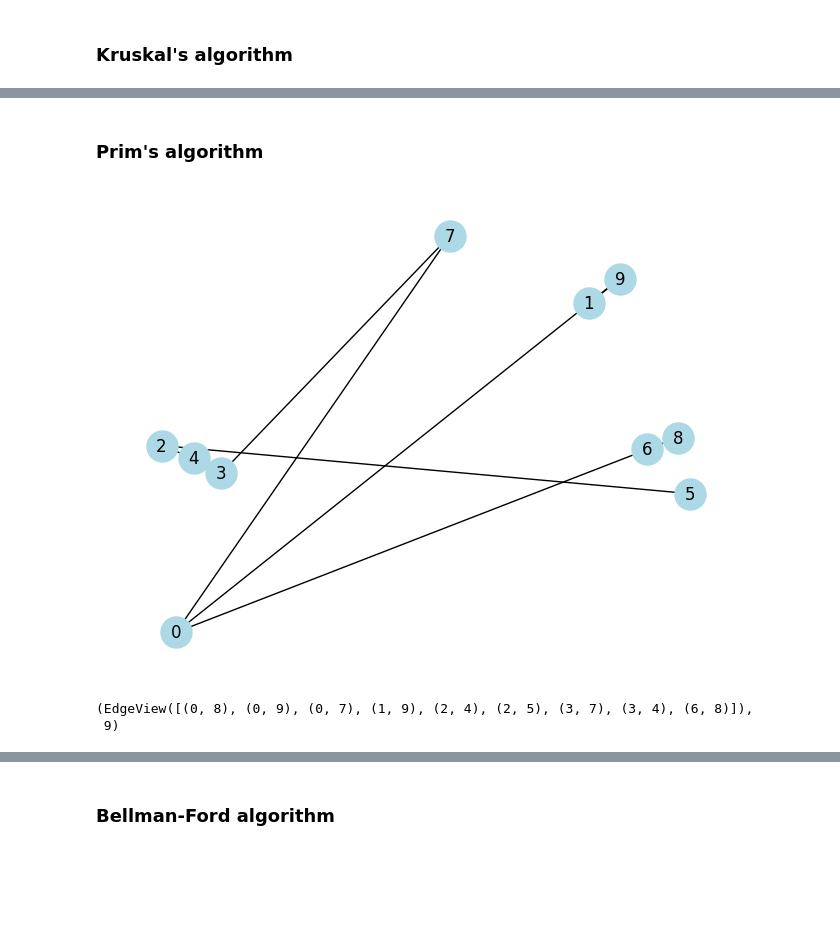
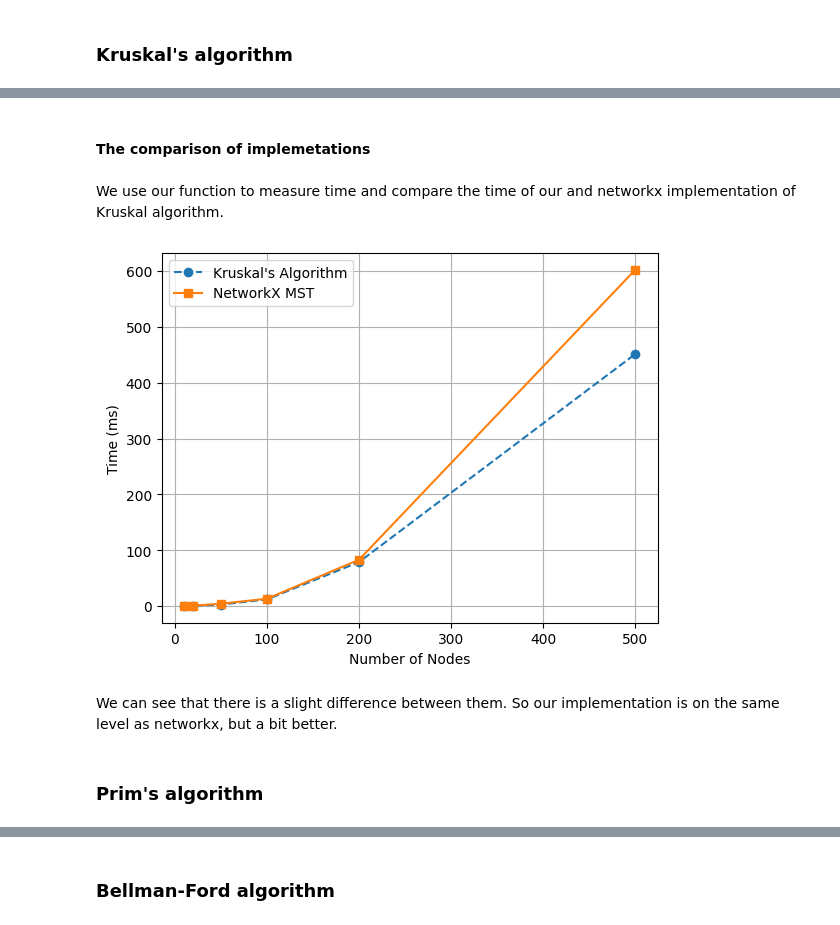
Before and after one commit to partumyt/dml_1, a Jupyter notebook: Lab1_trees.ipynb, the cells around one changed output, grey strips where cells are left out. Drawn from its saved outputs; the diff is of its cells as text; code cells hidden in the pictures; blank space fills up the shorter version.

```diff
--- a/Lab1_trees.ipynb
+++ b/Lab1_trees.ipynb
@@ -97,5 +91,3 @@ def gnp_random_connected_graph(num_of_nodes: int,
                 node_size=500)
 
     return G
-# %%
-G = gnp_random_connected_graph(5000, 1, False, False)
@@ -102 +98,19 @@ G = gnp_random_connected_graph(5000, 1, False, False)
+# %%
+def measure_time(algorithm, i, directed = False):
+    counter = 0
+    start_time = time.time()
+    for _ in range(10):
+        G = gnp_random_connected_graph(i, 0.7, directed, False)
+        try:
+            if not algorithm == bellman_ford_predecessor_and_distance:
+                algorithm(G)
+            else:
+                bellman_ford_predecessor_and_distance(G,0)
+        except Exception:
+            pass
+        counter += 1
+    return ((time.time() - start_time) * 1000) / counter if counter > 0 else 0
+
+NODES = [10, 20, 50, 100, 200, 500]
+NODES_little = [1, 5, 10, 15, 20, 25, 35, 45, 50]
 # %% [markdown]
@@ -147,2 +183,24 @@ def kruskal_algorithm(grph):
+# %% [markdown]
+#### **The comparison of implemetations**
+# %% [markdown]
+We use our function to measure time and compare the time of our and networkx implementation of Kruskal algorithm.
+# %%
+krusk_times = []
+nx_times = []
+for i in NODES:
+    krusk_times.append(measure_time(kruskal_algorithm, i))
+    nx_times.append(measure_time(nx.minimum_spanning_tree, i))
+# %%
+plt.plot(NODES, krusk_times, label="Kruskal's Algorithm", marker="o", linestyle="--")
+plt.plot(NODES, nx_times, label="NetworkX MST", marker="s", linestyle="-")
+plt.xlabel("Number of Nodes")
+plt.ylabel("Time (ms)")
+plt.legend()
+plt.grid()
+plt.show()
+# %% [output]
+[figure, added]
+# %% [markdown]
+We can see that there is a slight difference between them. So our implementation is on the same level as networkx, but a bit better.
 # %% [markdown]
 ### Prim's algorithm
@@ -151,9 +206,0 @@ mstp = tree.minimum_spanning_tree(G, algorithm="prim")
-# %%
-nx.draw(mstp, with_labels=True, node_color='lightblue', node_size=500)
-# %% [output]
-[figure, removed]
-# %%
-mstp.edges(), len(mstp.edges())
-# %% [output]
-(EdgeView([(0, 8), (0, 9), (0, 7), (1, 9), (2, 4), (2, 5), (3, 7), (3, 4), (6, 8)]),
- 9)
```
Also changed, not shown: parts of 107 cells of this notebook.
